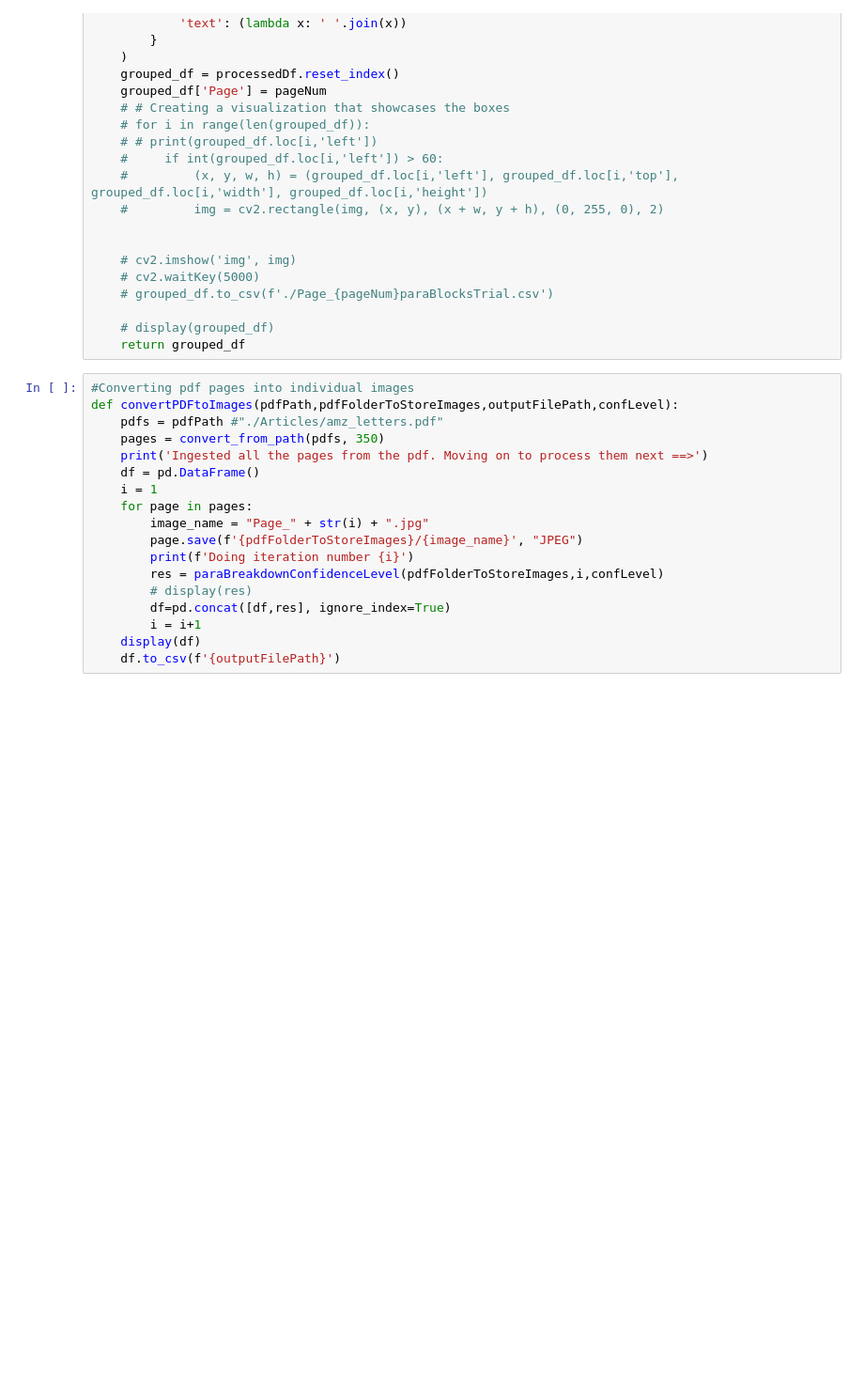
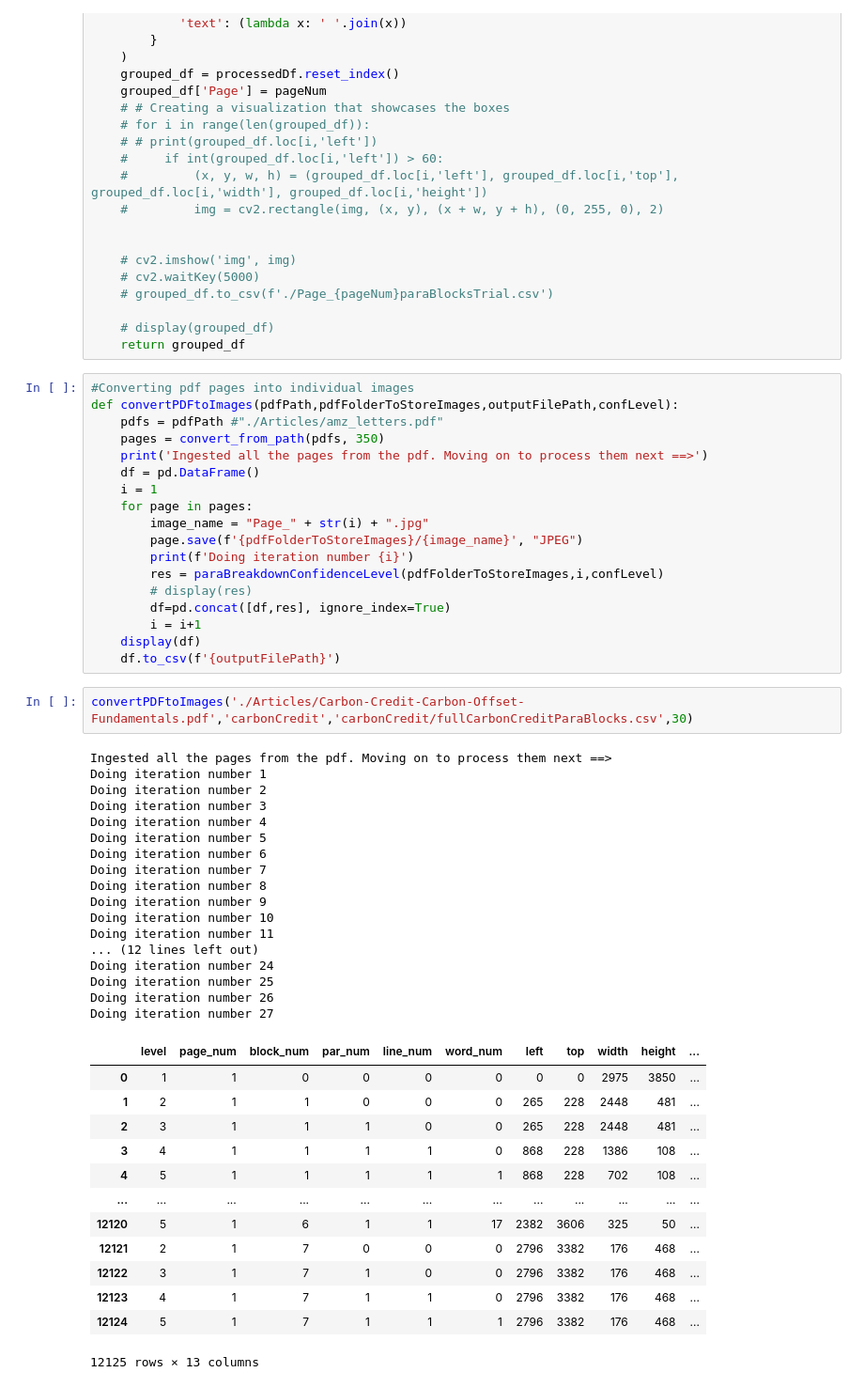
Before and after one commit to Malai237/pdfIngestion, a Jupyter notebook: paraBreak.ipynb, the cells around one changed output. Shown: that part at 94% size. Saved outputs shown, nothing was run; the diff lists cells and outputs as text; blank space fills up the shorter version.

```diff
--- a/paraBreak.ipynb
+++ b/paraBreak.ipynb
@@ -121,3 +121,36 @@ def convertPDFtoImages(pdfPath,pdfFolderToStoreImages,outputFilePath,confLevel):
         i = i+1
     display(df)
     df.to_csv(f'{outputFilePath}')
+# %%
+convertPDFtoImages('./Articles/Carbon-Credit-Carbon-Offset-Fundamentals.pdf','carbonCredit','carbonCredit/fullCarbonCreditParaBlocks.csv',30)
+# %% [output]
+Ingested all the pages from the pdf. Moving on to process them next ==>
+Doing iteration number 1
+Doing iteration number 2
+Doing iteration number 3
+Doing iteration number 4
+Doing iteration number 5
+Doing iteration number 6
+Doing iteration number 7
+Doing iteration number 8
+Doing iteration number 9
+Doing iteration number 10
+Doing iteration number 11
+... (12 lines left out)
+Doing iteration number 24
+Doing iteration number 25
+Doing iteration number 26
+Doing iteration number 27
+|  | level | page_num | block_num | par_num | line_num | word_num | left | top | width | height | ... |
+| 0 | 1 | 1 | 0 | 0 | 0 | 0 | 0 | 0 | 2975 | 3850 | ... |
+| 1 | 2 | 1 | 1 | 0 | 0 | 0 | 265 | 228 | 2448 | 481 | ... |
+| 2 | 3 | 1 | 1 | 1 | 0 | 0 | 265 | 228 | 2448 | 481 | ... |
+| 3 | 4 | 1 | 1 | 1 | 1 | 0 | 868 | 228 | 1386 | 108 | ... |
+| 4 | 5 | 1 | 1 | 1 | 1 | 1 | 868 | 228 | 702 | 108 | ... |
+| ... | ... | ... | ... | ... | ... | ... | ... | ... | ... | ... | ... |
+| 12120 | 5 | 1 | 6 | 1 | 1 | 17 | 2382 | 3606 | 325 | 50 | ... |
+| 12121 | 2 | 1 | 7 | 0 | 0 | 0 | 2796 | 3382 | 176 | 468 | ... |
+| 12122 | 3 | 1 | 7 | 1 | 0 | 0 | 2796 | 3382 | 176 | 468 | ... |
+| 12123 | 4 | 1 | 7 | 1 | 1 | 0 | 2796 | 3382 | 176 | 468 | ... |
+| 12124 | 5 | 1 | 7 | 1 | 1 | 1 | 2796 | 3382 | 176 | 468 | ... |
+12125 rows × 13 columns
```
Also changed, not shown: parts of 2 cells of this notebook, 5 other files.
